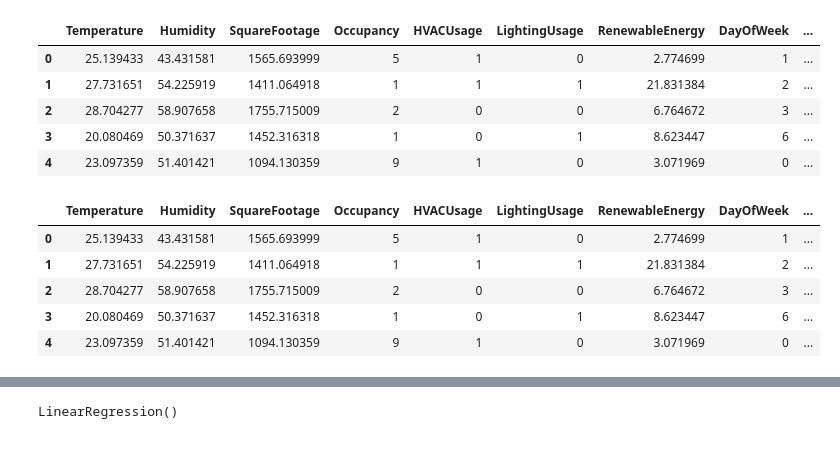
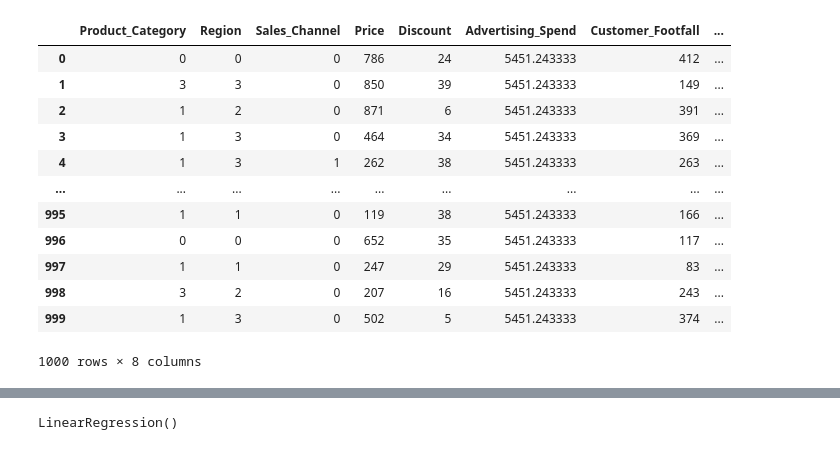
Before and after one commit to elphazdaud-ui/curriculum, a Jupyter notebook: chapter_appendix-tools-for-deep-learning/jupyter.ipynb, the cells around one changed output, grey strips where cells are left out. Saved outputs shown, nothing was run; the diff lists cells and outputs as text; code cells hidden in the pictures.

```diff
--- a/chapter_appendix-tools-for-deep-learning/jupyter.ipynb
+++ b/chapter_appendix-tools-for-deep-learning/jupyter.ipynb
@@ -172,2 +182,0 @@ ds.head()
-# %%
-ds.drop(columns="Timestamp",inplace=True)
@@ -173,0 +196,8 @@ ds.drop(columns="Timestamp",inplace=True)
+# %%
+#there are no Outliers since mean and median are the same giving : 5451.243333...
+#i will use mean to fill the missing values.
+
+ds["Advertising_Spend"]=ds["Advertising_Spend"].mean()
+ds["Advertising_Spend"]=ds["Advertising_Spend"].median()
+ds["Advertising_Spend"]=ds["Advertising_Spend"].fillna(ds["Advertising_Spend"].mean())
+ds
@@ -174,6 +275,6 @@ ds.drop(columns="Timestamp",inplace=True)
 # %%
 from sklearn.preprocessing import LabelEncoder
 le=LabelEncoder()
-ds["HVACUsage"]=le.fit_transform(ds["HVACUsage"])
-ds.head()
+ds["Product_Category"]=le.fit_transform(ds["Product_Category"])
+ds
 # %% [output]
@@ -186,6 +294,6 @@ ds.head()
 # %%
 from sklearn.preprocessing import LabelEncoder
 le=LabelEncoder()
-ds["LightingUsage"]=le.fit_transform(ds["LightingUsage"])
-ds.head()
+ds["Region"]=le.fit_transform(ds["Region"])
+ds
 # %% [output]
@@ -198,25 +313,20 @@ ds.head()
 # %%
 from sklearn.preprocessing import LabelEncoder
 le=LabelEncoder()
-ds["DayOfWeek"]=le.fit_transform(ds["DayOfWeek"])
-ds.head()
+ds["Sales_Channel"]=le.fit_transform(ds["Sales_Channel"])
+ds
 # %% [output]
-|  | Temperature | Humidity | SquareFootage | Occupancy | HVACUsage | LightingUsage | RenewableEnergy | DayOfWeek | ... |
-| 0 | 25.139433 | 43.431581 | 1565.693999 | 5 | 1 | 0 | 2.774699 | 1 | ... |
-| 1 | 27.731651 | 54.225919 | 1411.064918 | 1 | 1 | 1 | 21.831384 | 2 | ... |
-| 2 | 28.704277 | 58.907658 | 1755.715009 | 2 | 0 | 0 | 6.764672 | 3 | ... |
-| 3 | 20.080469 | 50.371637 | 1452.316318 | 1 | 0 | 1 | 8.623447 | 6 | ... |
-| 4 | 23.097359 | 51.401421 | 1094.130359 | 9 | 1 | 0 | 3.071969 | 0 | ... |
+|  | Product_Category | Region | Sales_Channel | Price | Discount | Advertising_Spend | Customer_Footfall | ... |
+| 0 | 0 | 0 | 0 | 786 | 24 | 5451.243333 | 412 | ... |
+| 1 | 3 | 3 | 0 | 850 | 39 | 5451.243333 | 149 | ... |
+| 2 | 1 | 2 | 0 | 871 | 6 | 5451.243333 | 391 | ... |
+| 3 | 1 | 3 | 0 | 464 | 34 | 5451.243333 | 369 | ... |
+| 4 | 1 | 3 | 1 | 262 | 38 | 5451.243333 | 263 | ... |
+| ... | ... | ... | ... | ... | ... | ... | ... | ... |
+| 995 | 1 | 1 | 0 | 119 | 38 | 5451.243333 | 166 | ... |
+| 996 | 0 | 0 | 0 | 652 | 35 | 5451.243333 | 117 | ... |
+| 997 | 1 | 1 | 0 | 247 | 29 | 5451.243333 | 83 | ... |
+| 998 | 3 | 2 | 0 | 207 | 16 | 5451.243333 | 243 | ... |
+| 999 | 1 | 3 | 0 | 502 | 5 | 5451.243333 | 374 | ... |
+1000 rows × 8 columns
-# %%
-from sklearn.preprocessing import LabelEncoder
-le=LabelEncoder()
-ds["Holiday"]=le.fit_transform(ds["Holiday"])
-ds.head()
-# %% [output]
-|  | Temperature | Humidity | SquareFootage | Occupancy | HVACUsage | LightingUsage | RenewableEnergy | DayOfWeek | ... |
-| 0 | 25.139433 | 43.431581 | 1565.693999 | 5 | 1 | 0 | 2.774699 | 1 | ... |
-| 1 | 27.731651 | 54.225919 | 1411.064918 | 1 | 1 | 1 | 21.831384 | 2 | ... |
-| 2 | 28.704277 | 58.907658 | 1755.715009 | 2 | 0 | 0 | 6.764672 | 3 | ... |
-| 3 | 20.080469 | 50.371637 | 1452.316318 | 1 | 0 | 1 | 8.623447 | 6 | ... |
-| 4 | 23.097359 | 51.401421 | 1094.130359 | 9 | 1 | 0 | 3.071969 | 0 | ... |
 # %%
```
Also changed, not shown: parts of 20 cells of this notebook.
